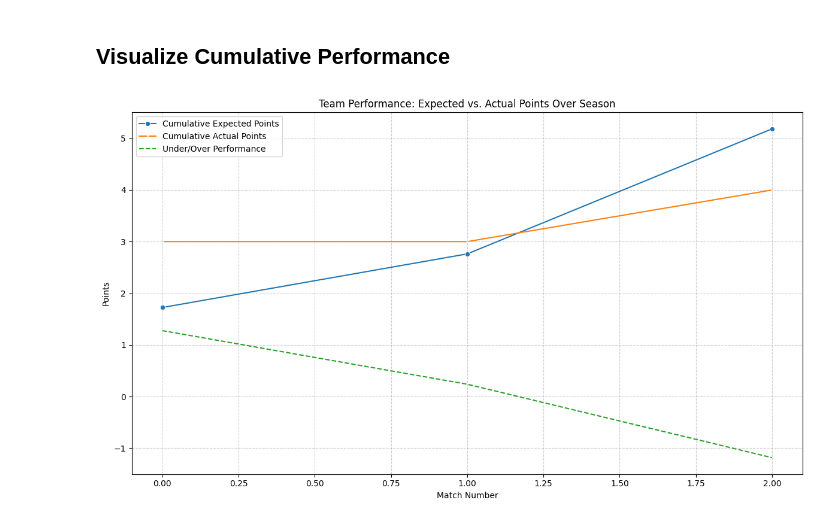
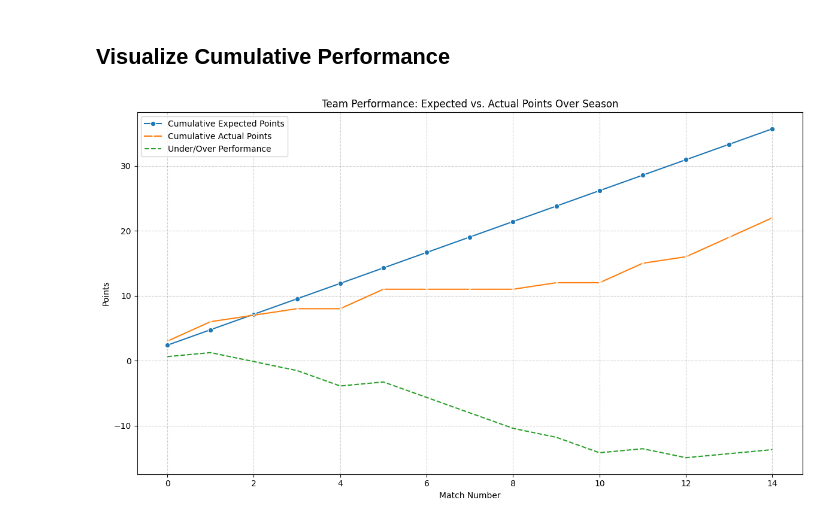
Before and after one commit to fy23-art/Dynamo-Dash, a Jupyter notebook: ExpectedPointsModel.ipynb, the cells around one changed output. Saved outputs shown, nothing was run; the diff lists cells and outputs as text; code cells hidden in the pictures.

```diff
--- a/ExpectedPointsModel.ipynb
+++ b/ExpectedPointsModel.ipynb
@@ -44,5 +55,11 @@ print(season_df)
 Create a matrix representing the probabilities of all possible scorelines.
 # %%
+max_goals = 5 # Set a reasonable maximum number of goals to consider for the Poisson distribution
+
+# Calculate goal probabilities for Team A and Team B using Poisson distribution
+team_A_goal_probs = [poisson.pmf(i, team_A_xG) for i in range(max_goals + 1)]
+team_B_goal_probs = [poisson.pmf(i, team_B_xG) for i in range(max_goals + 1)]
+
 match_probs = np.outer(team_A_goal_probs, team_B_goal_probs)
 # Each cell (i, j) in match_probs represents the probability of Team A scoring i goals and Team B scoring j goals.
 # Calculate the probabilities of Team A winning, drawing, and losing:
@@ -67,21 +81,0 @@ Probability of Loss: 0.1153
-# %%
-def calculate_actual_points(row):
-    if row['goals_for'] > row['goals_against']:
-        return 3 # Win
-    elif row['goals_for'] == row['goals_against']:
-        return 1 # Draw
-    else:
-        return 0 # Loss
-
-season_df['actual_points'] = season_df.apply(calculate_actual_points, axis=1)
-
-# Filter for games that ended in a draw (actual_points = 1)
-drawn_games_df = season_df[season_df['actual_points'] == 1]
-
-if not drawn_games_df.empty:
-    print("Analysis of Drawn Games:")
-    display(drawn_games_df[['match_id', 'team_xG', 'opp_xG', 'goals_for', 'goals_against', 'expected_points', 'actual_points']])
-    print(f"\nAverage Expected Points in Drawn Games: {drawn_games_df['expected_points'].mean():.2f}")
-    print(f"Average Actual Points in Drawn Games: {drawn_games_df['actual_points'].mean():.2f}")
-else:
-    print("No drawn games found in the season data.")
@@ -211,7 +290,18 @@ plt.show()
 import matplotlib.pyplot as plt
 import seaborn as sns
 
-# Assuming season_df is already created and contains the calculated cumulative points
+# Filter for a single team, e.g., 'Orlando Pride'
+team_name = 'Orlando Pride'
+season_df = data[data['home_team'] == team_name].copy()
+season_df = season_df.reset_index(drop=True)
+
+# Rename columns for clarity
+season_df['goals_for'] = season_df['home_score']
+season_df['goals_against'] = season_df['away_score']
+
+# Assign expected points for each match (using the same value for demonstration)
+# In practice, you should calculate this per match
+season_df['expected_points'] = expected_points
 
 # Calculate actual points for each match
 def calculate_actual_points(row):
@@ -219,31 +309,31 @@ def calculate_actual_points(row):
         return 3 # Win
     elif row['goals_for'] == row['goals_against']:
         return 1 # Draw
     else:
         return 0 # Loss
 
 season_df['actual_points'] = season_df.apply(calculate_actual_points, axis=1)
 
 # Calculate cumulative expected points
 season_df['cumulative_expected_points'] = season_df['expected_points'].cumsum()
 
 # Calculate cumulative actual points
 season_df['cumulative_actual_points'] = season_df['actual_points'].cumsum()
 
 # Calculate 'Under/Over' performance
 season_df['under_over_performance'] = season_df['cumulative_actual_points'] - season_df['cumulative_expected_points']
 
 plt.figure(figsize=(12, 7))
 sns.lineplot(x=season_df.index, y='cumulative_expected_points', data=season_df, label='Cumulative Expected Points', marker='o')
 sns.lineplot(x=season_df.index, y='cumulative_actual_points', data=season_df, label='Cumulative Actual Points', marker='x')
 sns.lineplot(x=season_df.index, y='under_over_performance', data=season_df, label='Under/Over Performance', linestyle='--')
 
 plt.title('Team Performance: Expected vs. Actual Points Over Season')
 plt.xlabel('Match Number')
 plt.ylabel('Points')
 plt.grid(True, linestyle='--', alpha=0.6)
 plt.legend()
 plt.tight_layout()
 plt.show()
 # %% [output]
-[figure, old version]
+[figure, new version]
```
Also changed, not shown: parts of 24 cells of this notebook.
